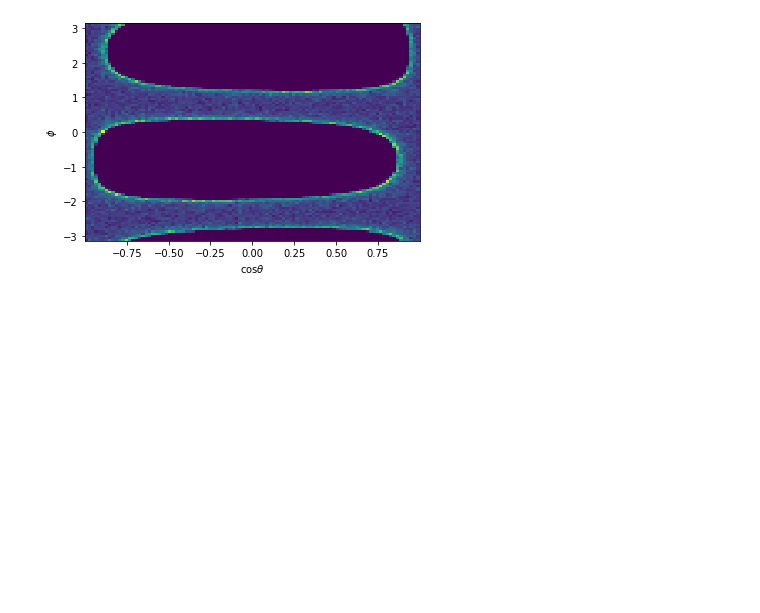
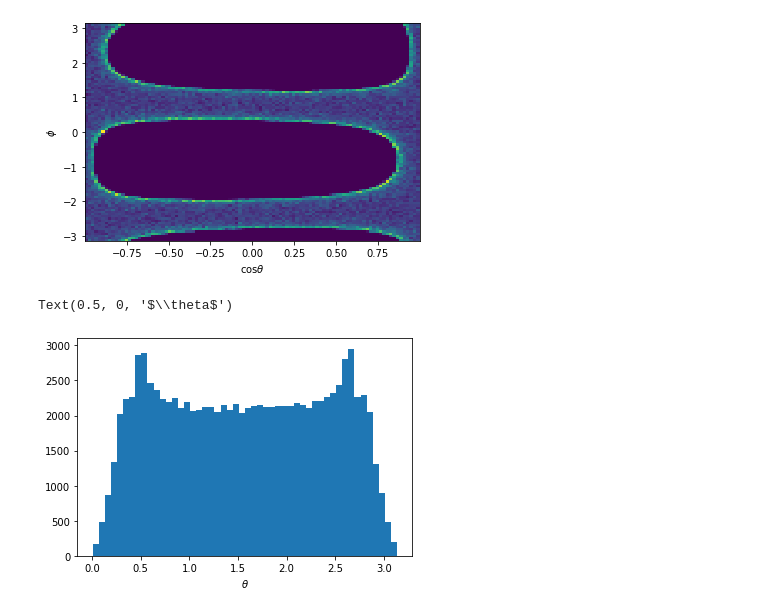
Before and after one commit to yuntsebaryon/BoostedDM-plot, a Jupyter notebook: plotSunDirection.ipynb, the cells around one changed output. Saved outputs shown, nothing was run; the diff lists cells and outputs as text; code cells hidden in the pictures; blank space fills up the shorter version.

Commit message:
add 1D plots

```diff
--- a/plotSunDirection.ipynb
+++ b/plotSunDirection.ipynb
@@ -19,3 +19,9 @@ plt.ylabel(r'$\phi$')
 plt.savefig('SunDirection.pdf')
 # %% [output]
 [figure]
+# %%
+plt.hist( np.arccos(SunDirectionPolar[:,1]), 50)
+plt.xlabel(r'$\theta$')
+# %% [output]
+Text(0.5, 0, '$\\theta$')
+[figure, added]
```
Also changed, not shown: parts of 1 cell of this notebook.
